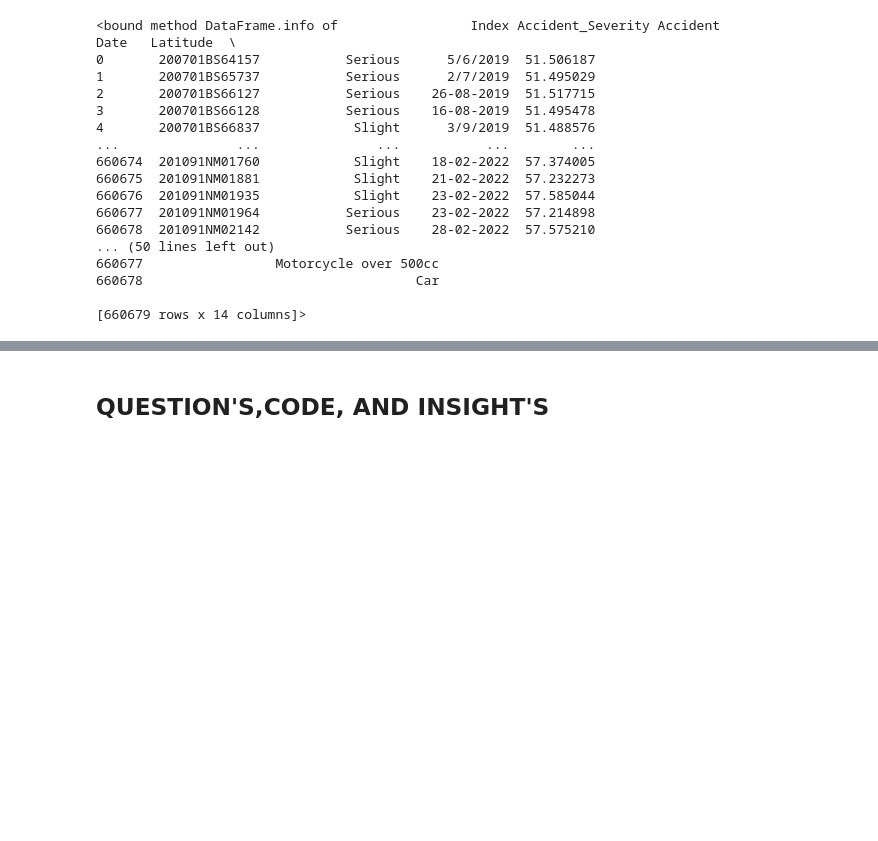
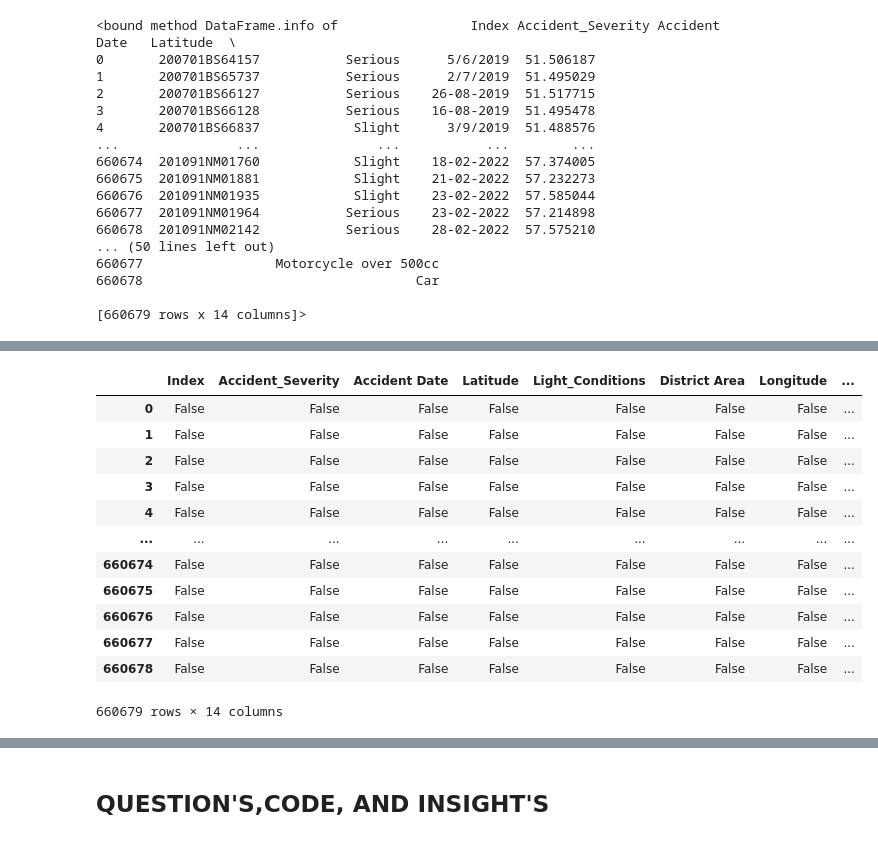
Before and after one commit to lovelyyyyyyyy19/elec303_cabana, a Jupyter notebook: ELEC303/activity2/act 2.ipynb, the cells around one changed output, grey strips where cells are left out. Cells and saved outputs as stored; diff of their text form; code cells hidden in the pictures; blank space fills up the shorter version.

```diff
--- a/ELEC303/activity2/act 2.ipynb
+++ b/ELEC303/activity2/act 2.ipynb
@@ -336,0 +339,5 @@ accidents.info
+# %%
+accidents['Accident Date'] = accidents['Accident Date'].str.strip()
+accidents['Accident Date'] = accidents['Accident Date'].astype('str')
+accidents['Accident Date'] = accidents['Accident Date'].str.replace('/','-')
+accidents['Accident Date'] = pd.to_datetime(accidents['Accident Date'],dayfirst = True, errors = 'coerce')
@@ -336,0 +364,10 @@ accidents.info
+# %%
+accidents['Index'] =accidents['Index'].astype('category')
+accidents['Accident_Severity'] =accidents['Accident_Severity'].astype('category')
+accidents['Light_Conditions'] =accidents['Light_Conditions'].astype('category')
+accidents['District Area'] =accidents['District Area'].astype('category')
+accidents['Road_Surface_Conditions'] =accidents['Road_Surface_Conditions'].astype('category')
+accidents['Road_Type'] =accidents['Road_Type'].astype('category')
+accidents['Urban_or_Rural_Area'] =accidents['Urban_or_Rural_Area'].astype('category')
+accidents['Weather_Conditions'] =accidents['Weather_Conditions'].astype('category')
+accidents['Vehicle_Type'] =accidents['Vehicle_Type'].astype('category')
@@ -336,0 +392,16 @@ accidents.info
+# %%
+accidents.isnull()
+# %% [output]
+|  | Index | Accident_Severity | Accident Date | Latitude | Light_Conditions | District Area | Longitude | ... |
+| 0 | False | False | False | False | False | False | False | ... |
+| 1 | False | False | False | False | False | False | False | ... |
+| 2 | False | False | False | False | False | False | False | ... |
+| 3 | False | False | False | False | False | False | False | ... |
+| 4 | False | False | False | False | False | False | False | ... |
+| ... | ... | ... | ... | ... | ... | ... | ... | ... |
+| 660674 | False | False | False | False | False | False | False | ... |
+| 660675 | False | False | False | False | False | False | False | ... |
+| 660676 | False | False | False | False | False | False | False | ... |
+| 660677 | False | False | False | False | False | False | False | ... |
+| 660678 | False | False | False | False | False | False | False | ... |
+660679 rows × 14 columns
```
Also changed, not shown: parts of 29 cells of this notebook.
